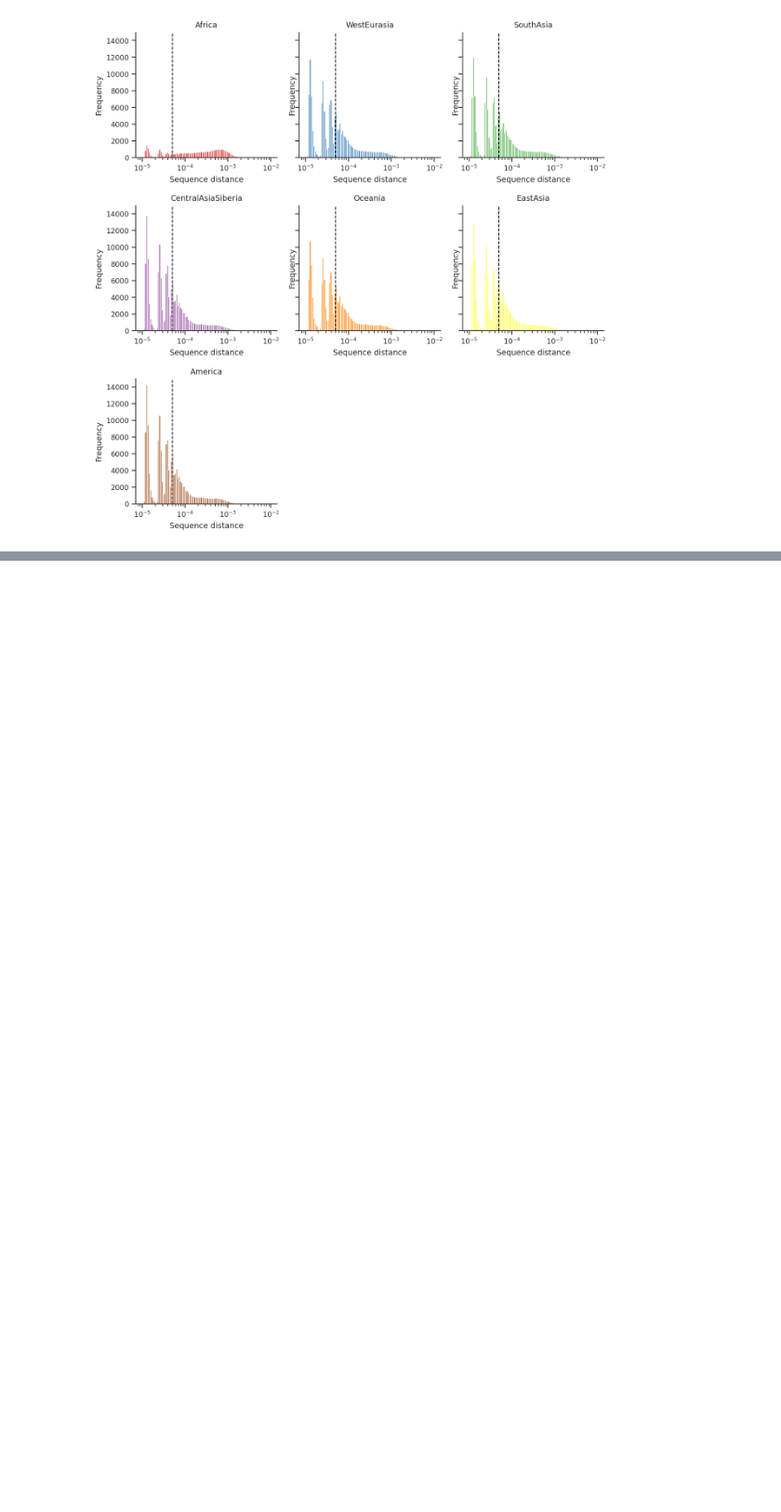
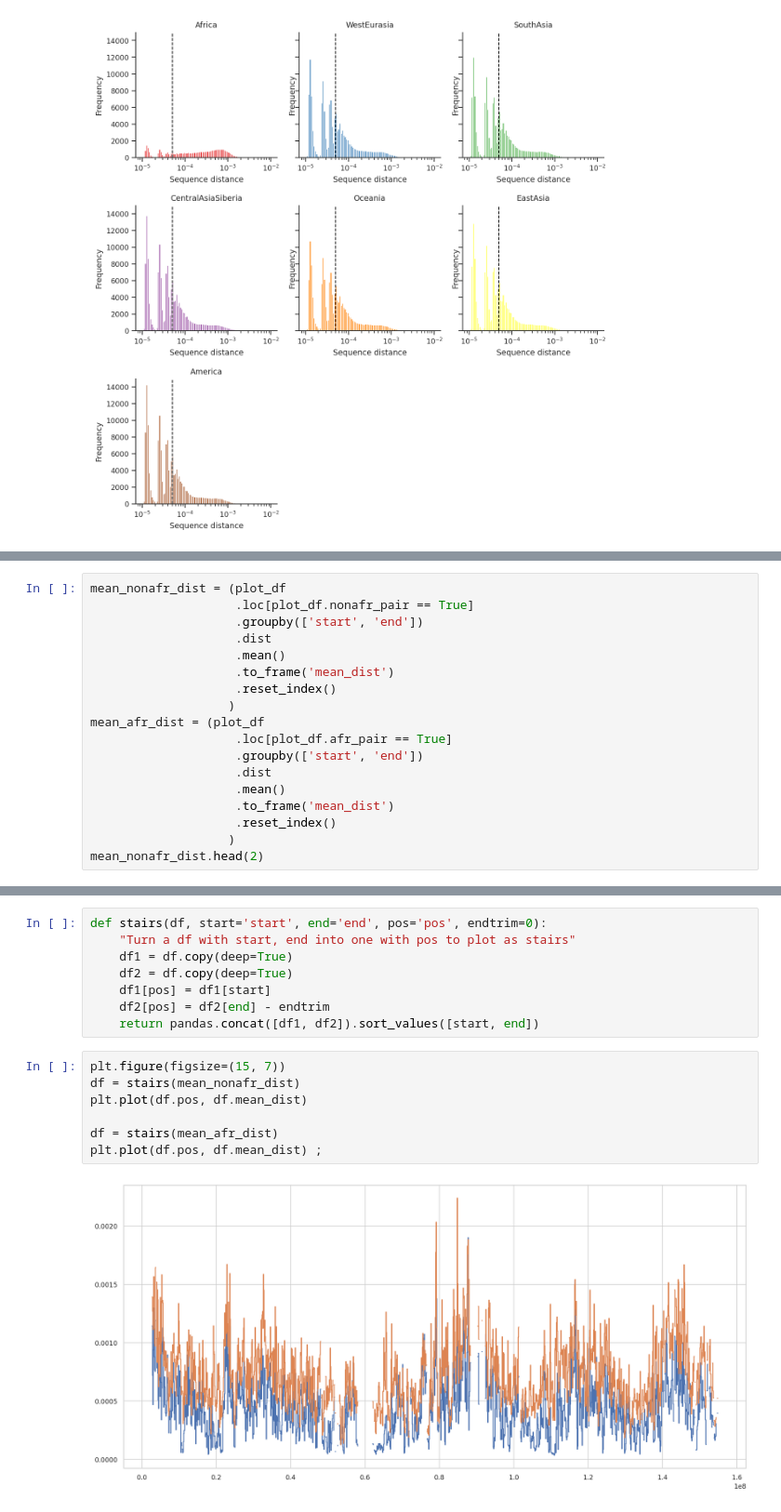
Before and after one commit to kaspermunch/humanXsweeps, a Jupyter notebook: notebooks/nb_09_male_dist_data.ipynb, the cells around one changed output, grey strips where cells are left out. Shown at 93% size. Cells and saved outputs as stored; diff of their text form; blank space fills up the shorter version.

```diff
--- a/notebooks/nb_09_male_dist_data.ipynb
+++ b/notebooks/nb_09_male_dist_data.ipynb
@@ -477,0 +480,18 @@ with sns.plotting_context('paper'):
+# %%
+mean_nonafr_dist = (plot_df
+                    .loc[plot_df.nonafr_pair == True]
+                    .groupby(['start', 'end'])
+                    .dist
+                    .mean()
+                    .to_frame('mean_dist')
+                    .reset_index()
+                   )
+mean_afr_dist = (plot_df
+                    .loc[plot_df.afr_pair == True]
+                    .groupby(['start', 'end'])
+                    .dist
+                    .mean()
+                    .to_frame('mean_dist')
+                    .reset_index()
+                   )
+mean_nonafr_dist.head(2)
@@ -477,0 +513,17 @@ with sns.plotting_context('paper'):
+# %%
+def stairs(df, start='start', end='end', pos='pos', endtrim=0):
+    "Turn a df with start, end into one with pos to plot as stairs"
+    df1 = df.copy(deep=True)
+    df2 = df.copy(deep=True)
+    df1[pos] = df1[start]
+    df2[pos] = df2[end] - endtrim
+    return pandas.concat([df1, df2]).sort_values([start, end])
+# %%
+plt.figure(figsize=(15, 7))
+df = stairs(mean_nonafr_dist)
+plt.plot(df.pos, df.mean_dist)
+
+df = stairs(mean_afr_dist)
+plt.plot(df.pos, df.mean_dist) ;
+# %% [output]
+[figure, added]
```
Also changed, not shown: parts of 17 cells of this notebook, 14 other files.
